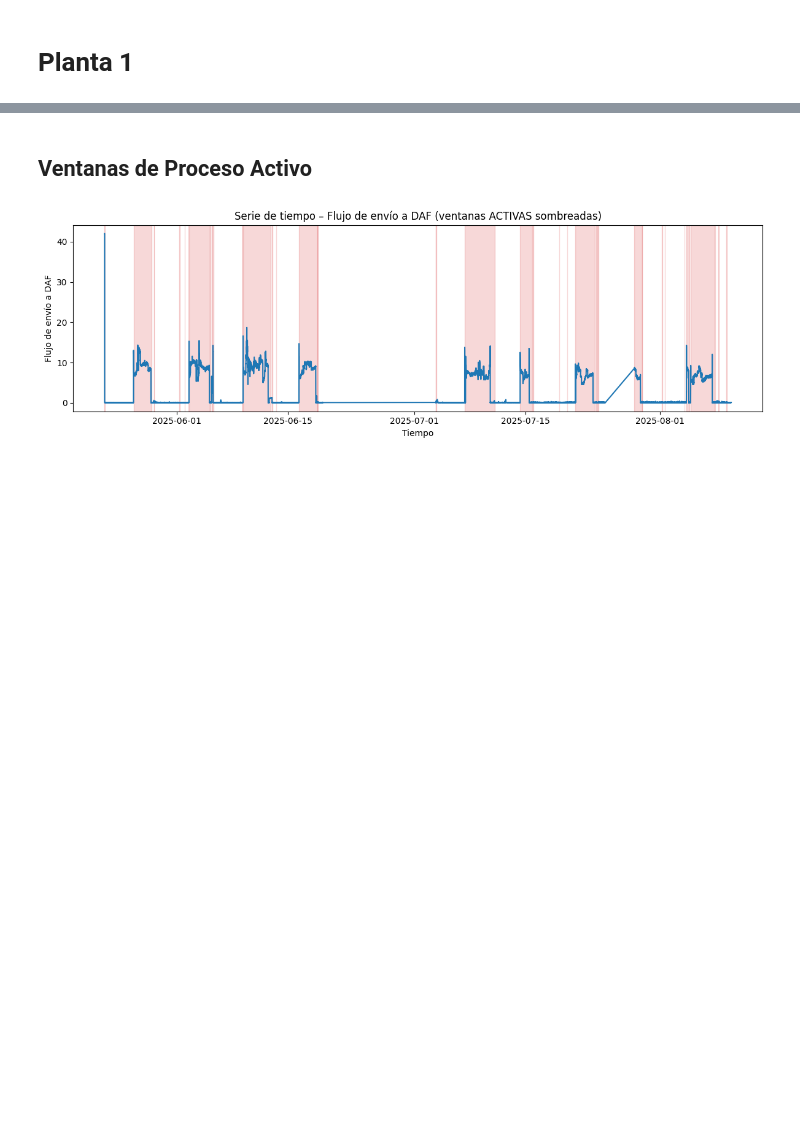
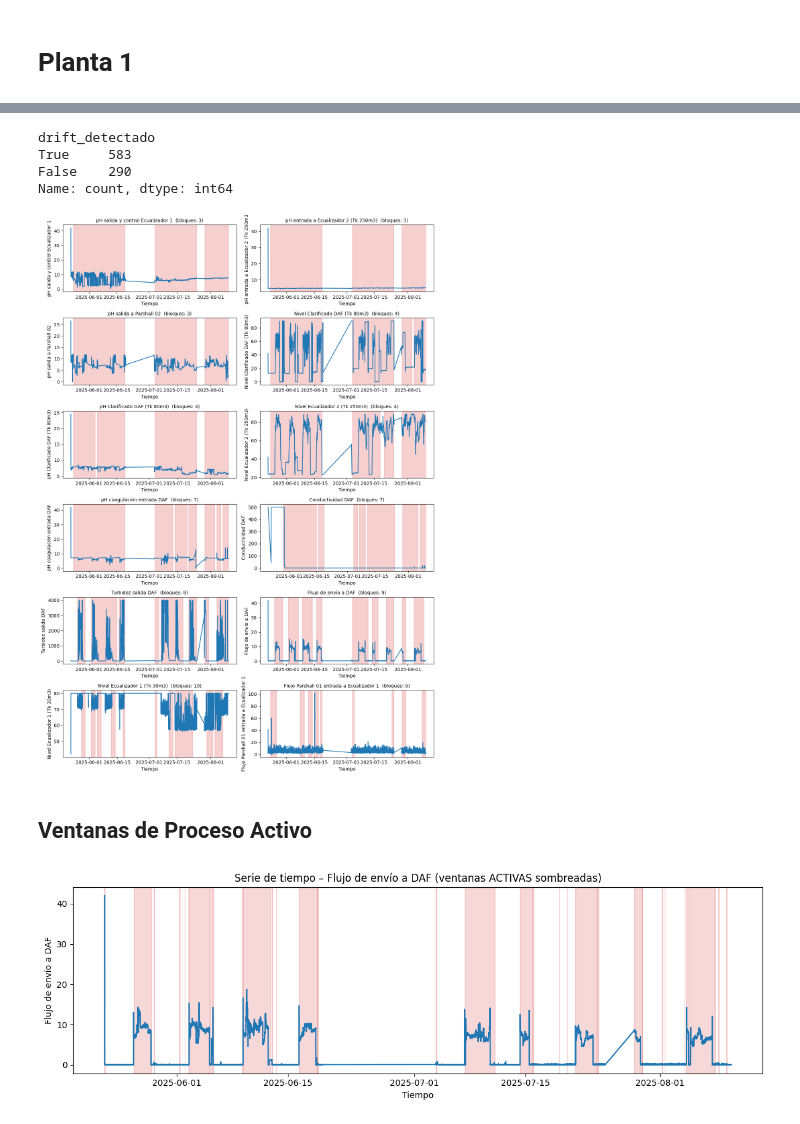
Before and after one commit to fchiapped/Proyecto-Grado, a Jupyter notebook: Analisis/drift.ipynb, the cells around one changed output, grey strips where cells are left out. Drawn from its saved outputs; the diff is of its cells as text; code cells hidden in the pictures; blank space fills up the shorter version.

Commit message:
Ajuste Drift

```diff
--- a/Analisis/drift.ipynb
+++ b/Analisis/drift.ipynb
@@ -37,0 +18,15 @@ res
+# %%
+res = detectar_drift_ks(
+df_planta_1,
+columnas=[c for c in df_planta_1.select_dtypes('number').columns],
+window_days=1, step_days=1,    # <- una ventana por día
+min_dias=1,  min_points=800,   # ajusta según tu frecuencia
+compare="adjacent",
+skip_first_days=2,
+alpha=0.005, ks_min=0.15,
+fdr=True, min_consecutive=2,
+winsor=(0.01, 0.99)        # opcional
+)
+
+pd.set_option('display.max_rows', None)
+res
@@ -37,0 +51,7 @@ res
+# %%
+res["drift_detectado"].value_counts()
+# %% [output]
+drift_detectado
+True     583
+False    290
+Name: count, dtype: int64
@@ -38,3 +156,8 @@ res
+# %%
+# 1) Galería de TODAS las variables que tienen drift
+plot_ks_gallery(df_planta_1, res, "date_time", resample="10min", ncols=2, height_per_row=2.8, only_with_drift=True)
+# %% [output]
+[figure, added]
 # %% [markdown]
 ## Ventanas de Proceso Activo
 # %%
```
Also changed, not shown: parts of 7 cells of this notebook.
